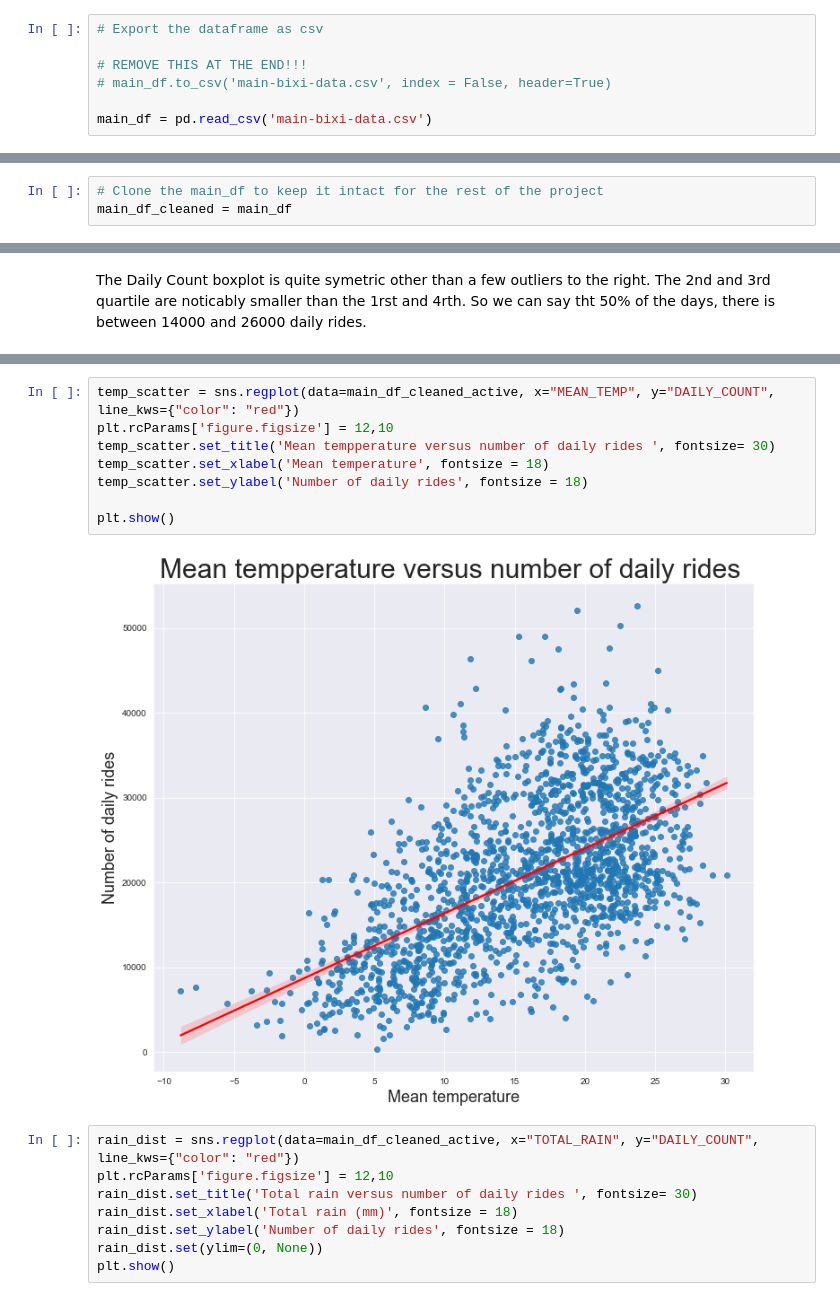
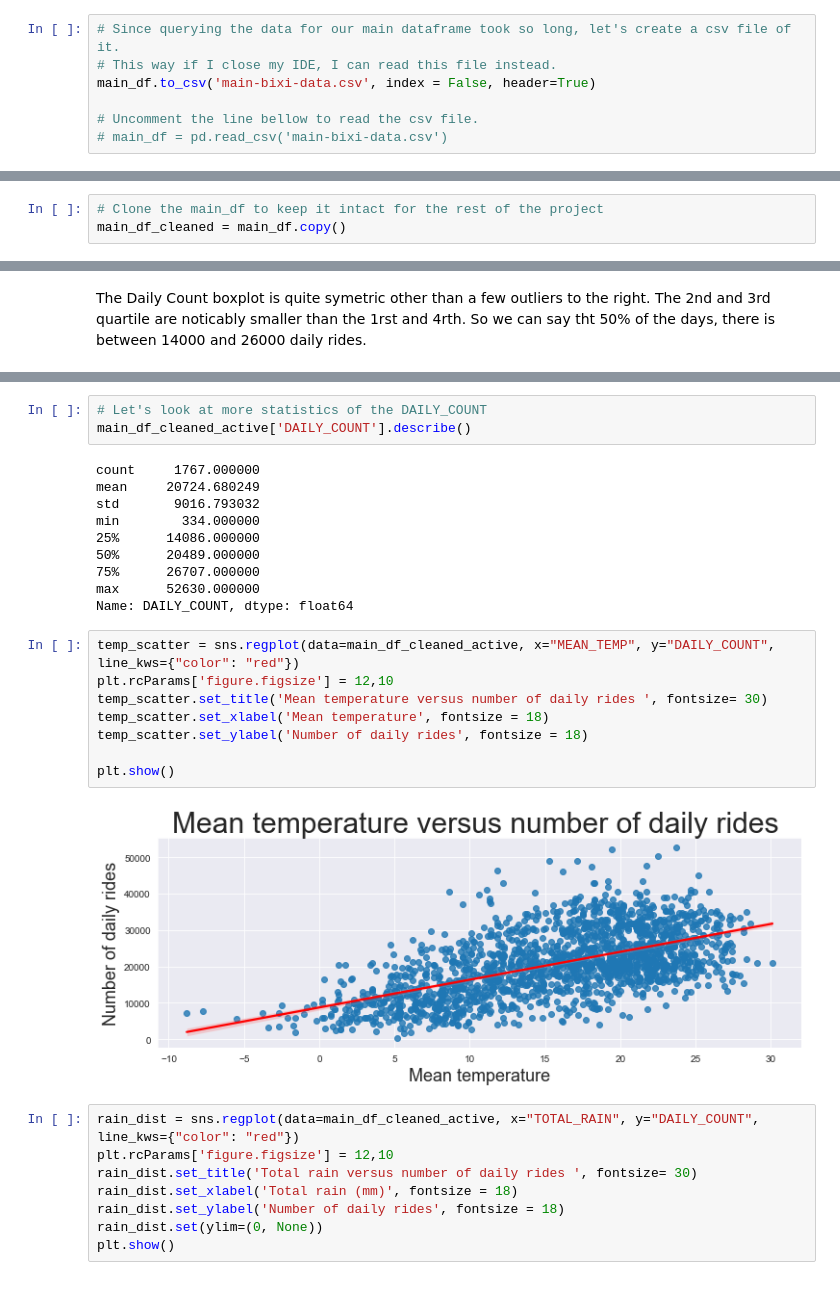
Before and after one commit to alexlangev/bixi-montreal, a Jupyter notebook: main.ipynb, the cells around one changed output, grey strips where cells are left out. Drawn from its saved outputs; the diff is of its cells as text.

Commit message:
Cleaned up the notebook

```diff
--- a/main.ipynb
+++ b/main.ipynb
@@ -82,8 +91,8 @@ So it took exactly 60 minutes to create the dataset. Let's create a csv file to
 # %%
-# Export the dataframe as csv
+# Since querying the data for our main dataframe took so long, let's create a csv file of it.
+# This way if I close my IDE, I can read this file instead.
+main_df.to_csv('main-bixi-data.csv', index = False, header=True)
 
-# REMOVE THIS AT THE END!!!
-# main_df.to_csv('main-bixi-data.csv', index = False, header=True)
-
-main_df = pd.read_csv('main-bixi-data.csv')
+# Uncomment the line bellow to read the csv file.
+# main_df = pd.read_csv('main-bixi-data.csv')
 # %% [markdown]
@@ -139,7 +147,7 @@ Some amount of cleaning was done during the webscrapping. In retrospect, I am th
 - Replace the NAN values int the different columns.
 # %%
 # Clone the main_df to keep it intact for the rest of the project
-main_df_cleaned = main_df
+main_df_cleaned = main_df.copy()
 # %%
 # Convert DAILY_COUNT column to int.
 main_df_cleaned = main_df_cleaned.astype({'DAILY_COUNT': 'int32'})
@@ -203,13 +196,26 @@ Name: DAILY_COUNT, dtype: float64
+# %%
+# Let's look at more statistics of the DAILY_COUNT
+main_df_cleaned_active['DAILY_COUNT'].describe()
+# %% [output]
+count     1767.000000
+mean     20724.680249
+std       9016.793032
+min        334.000000
+25%      14086.000000
+50%      20489.000000
+75%      26707.000000
+max      52630.000000
+Name: DAILY_COUNT, dtype: float64
 # %%
 temp_scatter = sns.regplot(data=main_df_cleaned_active, x="MEAN_TEMP", y="DAILY_COUNT", line_kws={"color": "red"})
 plt.rcParams['figure.figsize'] = 12,10
-temp_scatter.set_title('Mean tempperature versus number of daily rides ', fontsize= 30)
+temp_scatter.set_title('Mean temperature versus number of daily rides ', fontsize= 30)
 temp_scatter.set_xlabel('Mean temperature', fontsize = 18)
 temp_scatter.set_ylabel('Number of daily rides', fontsize = 18)
 
 plt.show()
 # %% [output]
-[figure, old version]
+[figure, new version]
 # %%
 rain_dist = sns.regplot(data=main_df_cleaned_active, x="TOTAL_RAIN", y="DAILY_COUNT", line_kws={"color": "red"})
 plt.rcParams['figure.figsize'] = 12,10
```
Also changed, not shown: parts of 35 cells of this notebook, 5 other files.
